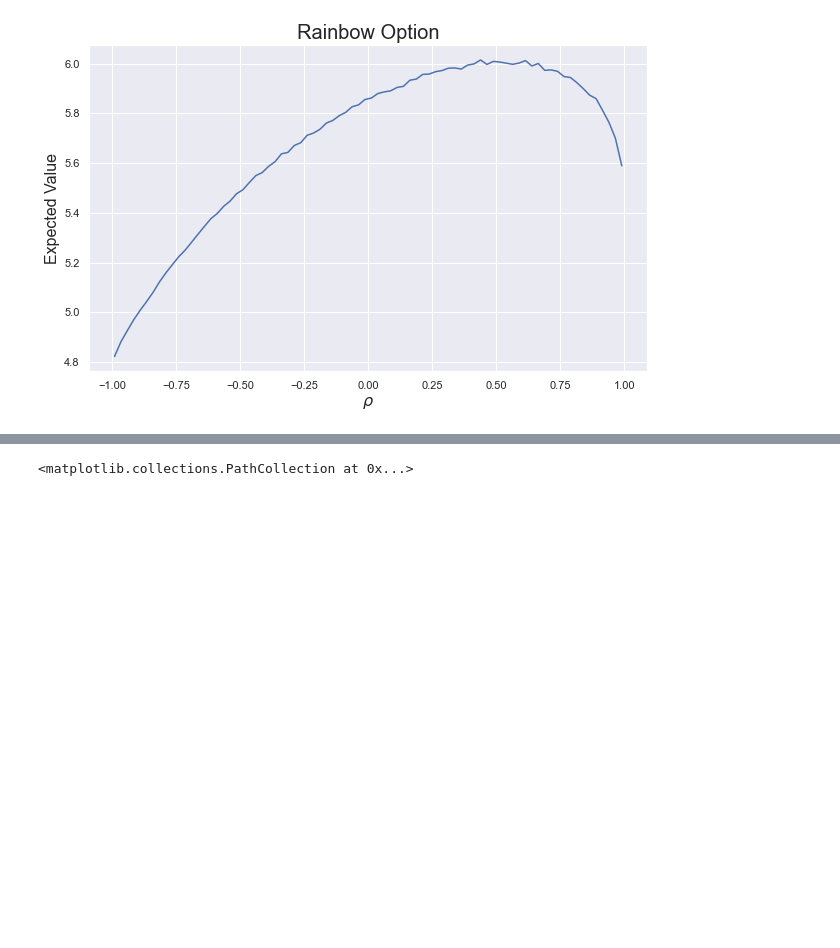
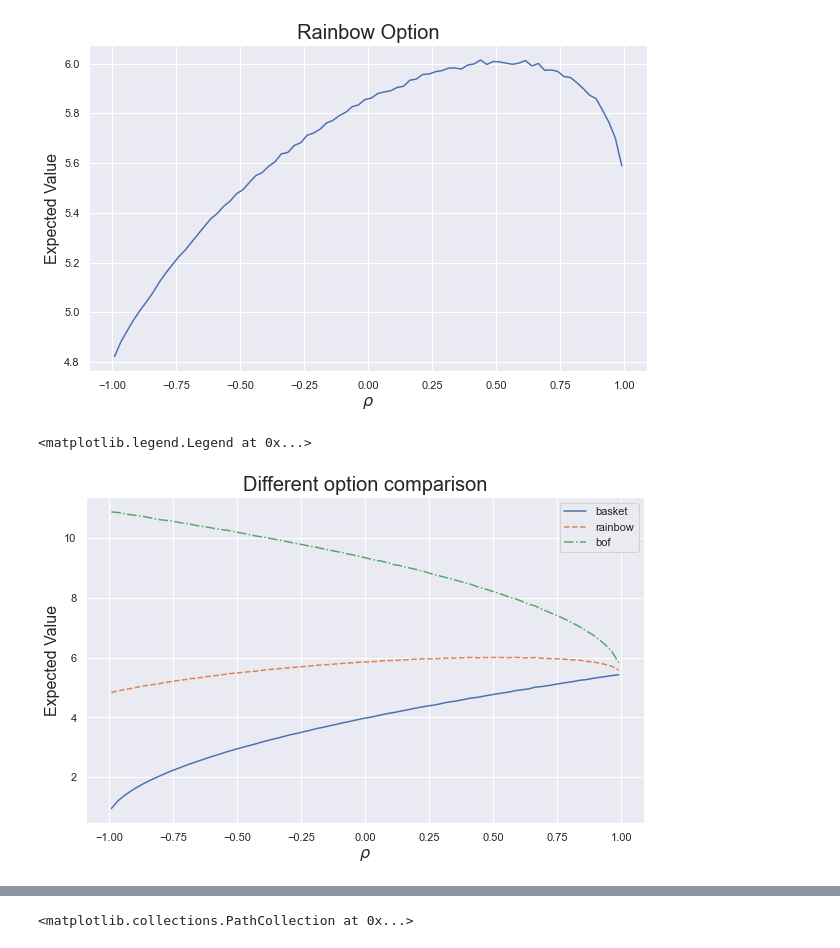
Before and after one commit to FlorianYANG/PAiF, a Jupyter notebook: Code/Corr - Exotic.ipynb, the cells around one changed output, grey strips where cells are left out. Cells and saved outputs as stored; diff of their text form; code cells hidden in the pictures; blank space fills up the shorter version.

```diff
--- a/Code/Corr - Exotic.ipynb
+++ b/Code/Corr - Exotic.ipynb
@@ -84,2 +103,14 @@ plt.title("Rainbow Option",size = 20);
+# %%
+plt.figure(figsize = (10,6))
+plt.plot(coes, basket, linestyle = "-", label="basket")
+plt.plot(coes, rainbow, linestyle = "--", label="rainbow")
+plt.plot(coes, bof, linestyle = "-.", label="bof")
+plt.xlabel("$ \\rho $", fontsize = 16)
+plt.ylabel("Expected Value", fontsize = 16)
+plt.title("Different option comparison",size = 20);
+plt.legend()
+# %% [output]
+<matplotlib.legend.Legend at 0x...>
+[figure, added]
 # %%
 # try to find the relationship between params and weights when correlation immunization
```
Also changed, not shown: parts of 4 cells of this notebook.
